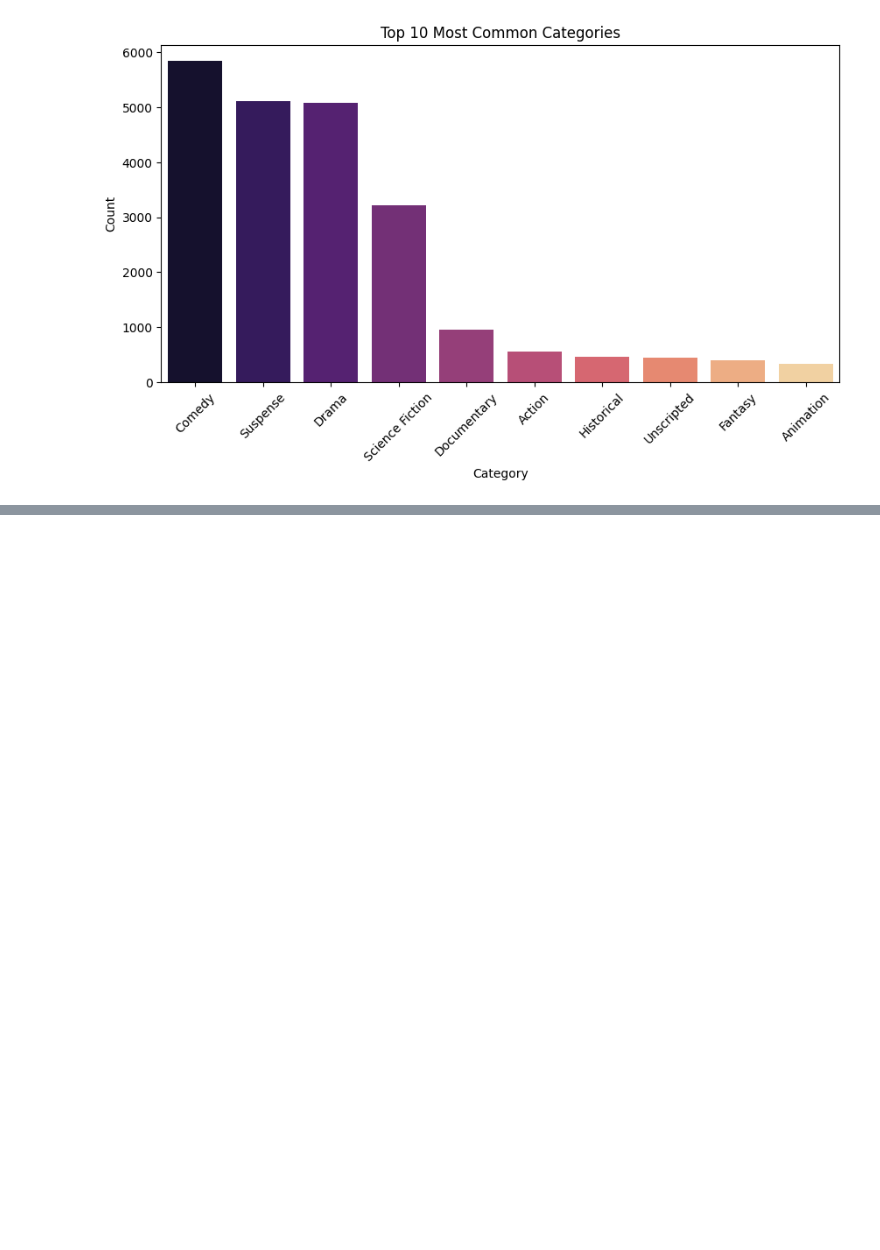
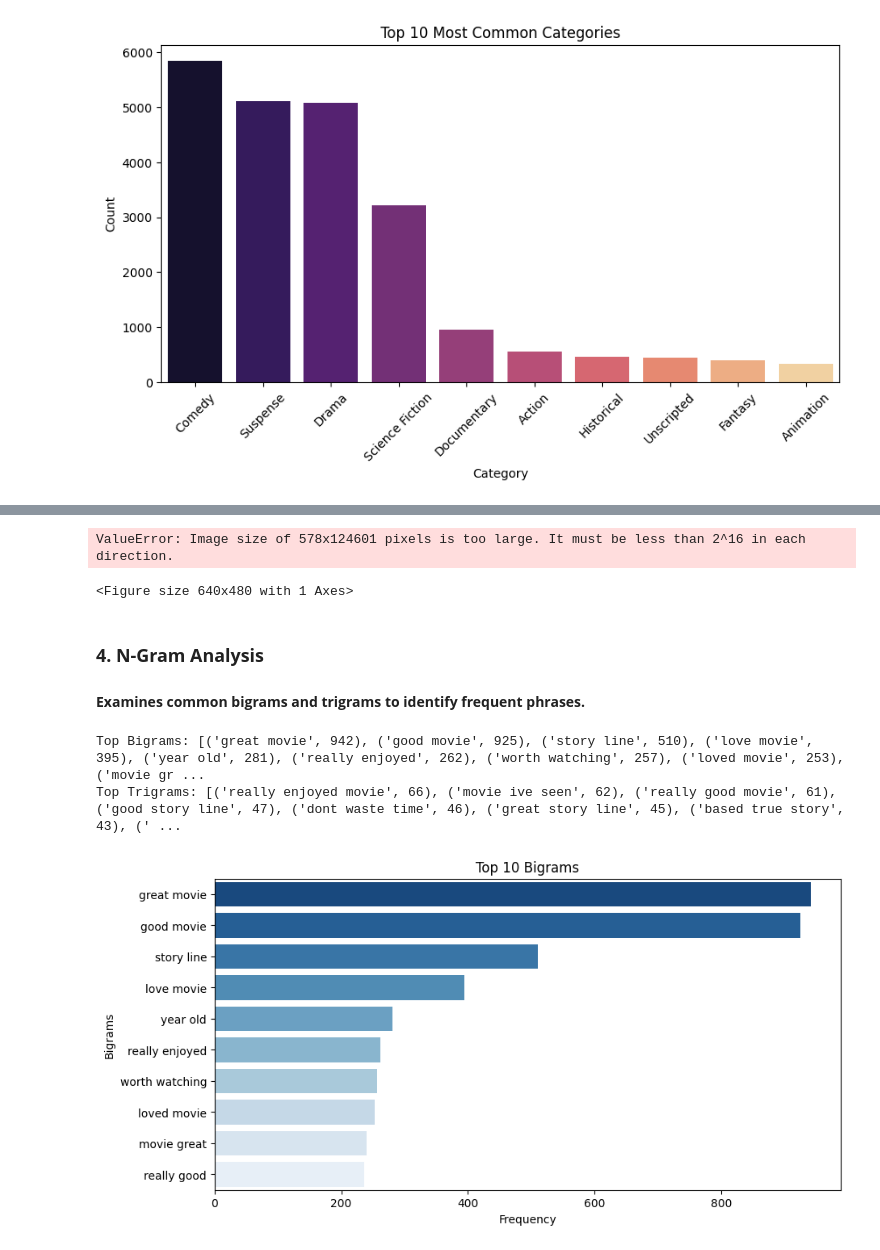
Before and after one commit to WambuiMunene/Grp_1_Capstone-Project, a Jupyter notebook: Edwin2.ipynb, the cells around one changed output, grey strips where cells are left out. Saved outputs shown, nothing was run; the diff lists cells and outputs as text; code cells hidden in the pictures; blank space fills up the shorter version.

```diff
--- a/Edwin2.ipynb
+++ b/Edwin2.ipynb
@@ -340,0 +466,49 @@ plt.show()
+# %%
+p_movies['text'].value_counts().plot(kind='bar', color=['blue', 'orange'])
+plt.title('Class Distribution')
+plt.xlabel('Sentiment')
+plt.ylabel('Count')
+plt.show()
+# %% [output]
+ValueError: Image size of 578x124601 pixels is too large. It must be less than 2^16 in each direction.
+<Figure size 640x480 with 1 Axes>
+# %% [markdown]
+### **4. N-Gram Analysis**
+#### **Examines common bigrams and trigrams to identify frequent phrases.**
+# %%
+from sklearn.feature_extraction.text import CountVectorizer
+from collections import Counter
+
+# Define function to extract n-grams
+def get_top_ngrams(corpus, n=None, ngram_range=(2,2)):  # Adjust n-gram range (2,2) for bigrams
+    vec = CountVectorizer(ngram_range=ngram_range, stop_words='english').fit(corpus)
+    bag_of_words = vec.transform(corpus)
+    sum_words = bag_of_words.sum(axis=0)
+    words_freq = [(word, sum_words[0, idx]) for word, idx in vec.vocabulary_.items()]
+    words_freq = sorted(words_freq, key=lambda x: x[1], reverse=True)[:n]
+    return words_freq
+
+# Get top bigrams and trigrams
+top_bigrams = get_top_ngrams(p_movies['text'], n=10, ngram_range=(2,2))
+top_trigrams = get_top_ngrams(p_movies['text'], n=10, ngram_range=(3,3))
+
+print("Top Bigrams:", top_bigrams)
+print("Top Trigrams:", top_trigrams)
+# %% [output]
+Top Bigrams: [('great movie', 942), ('good movie', 925), ('story line', 510), ('love movie', 395), ('year old', 281), ('really enjoyed', 262), ('worth watching', 257), ('loved movie', 253), ('movie gr ...
+Top Trigrams: [('really enjoyed movie', 66), ('movie ive seen', 62), ('really good movie', 61), ('good story line', 47), ('dont waste time', 46), ('great story line', 45), ('based true story', 43), (' ...
+# %%
+import pandas as pd
+import seaborn as sns
+
+# Convert bigrams to DataFrame
+bigrams_df = pd.DataFrame(top_bigrams, columns=['Bigram', 'Frequency'])
+
+plt.figure(figsize=(10,5))
+sns.barplot(x='Frequency', y='Bigram', data=bigrams_df, palette='Blues_r')
+plt.title('Top 10 Bigrams')
+plt.xlabel('Frequency')
+plt.ylabel('Bigrams')
+plt.show()
+# %% [output]
+[figure, added]
```
Also changed, not shown: parts of 38 cells of this notebook, 1 other file.
